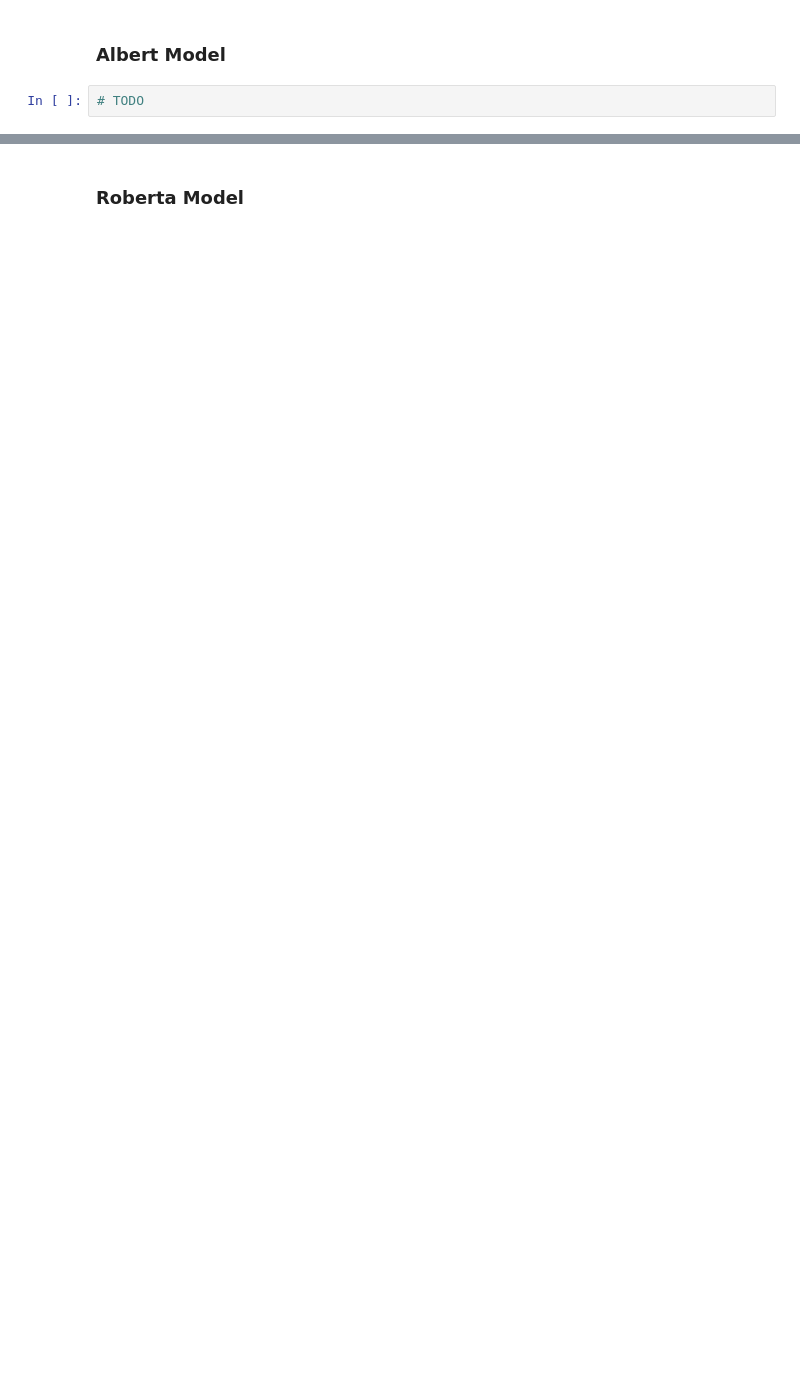
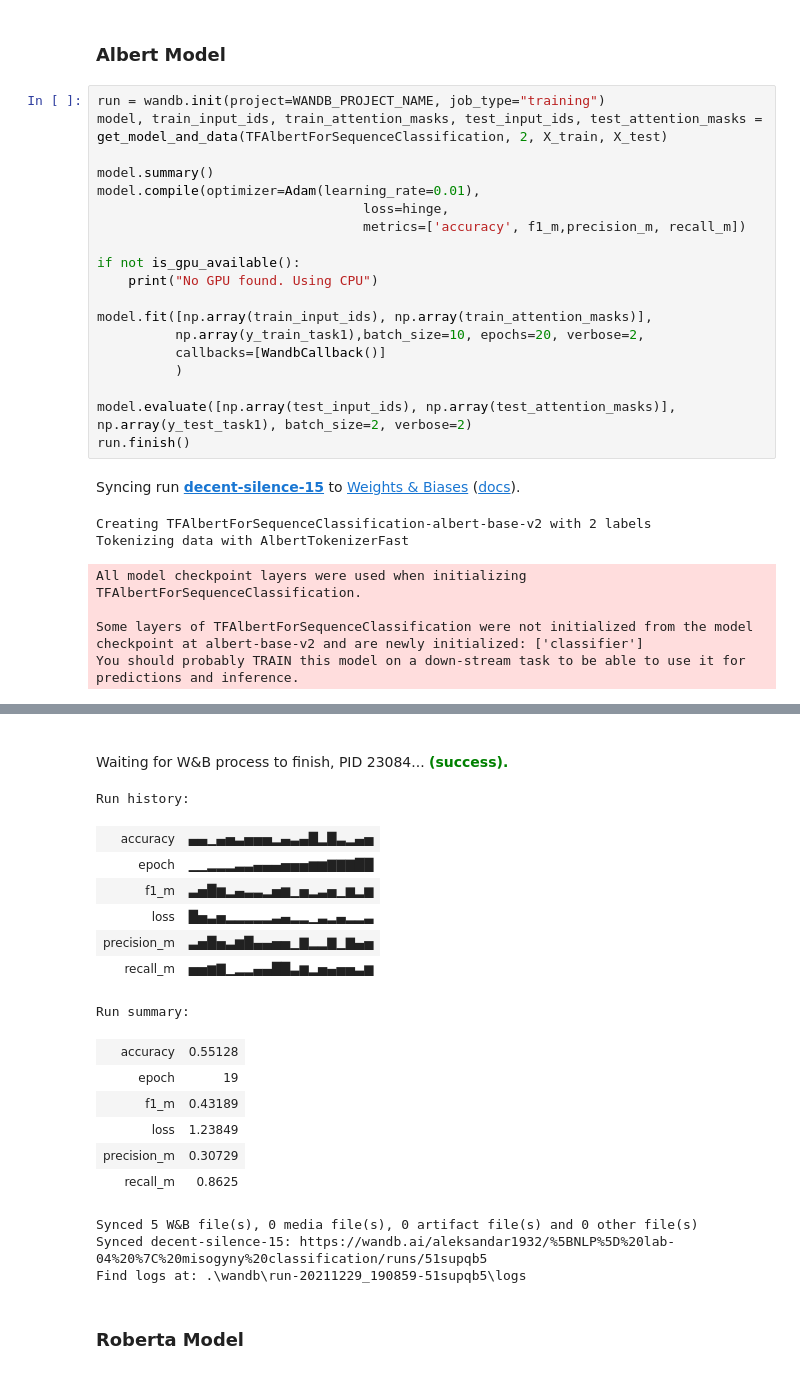
Before and after one commit to Aleksandar1932/NLP_2021, a Jupyter notebook: Laboratory Exercises/4/Misogeny Classification.ipynb, the cells around one changed output, grey strips where cells are left out. Drawn from its saved outputs; the diff is of its cells as text; blank space fills up the shorter version.

```diff
--- a/Laboratory Exercises/4/Misogeny Classification.ipynb
+++ b/Laboratory Exercises/4/Misogeny Classification.ipynb
@@ -94,4 +151,29 @@ run.finish()
 # %% [markdown]
 ### Albert Model
-# %%
-# TODO
+# %%
+run = wandb.init(project=WANDB_PROJECT_NAME, job_type="training")
+model, train_input_ids, train_attention_masks, test_input_ids, test_attention_masks = get_model_and_data(TFAlbertForSequenceClassification, 2, X_train, X_test)
+
+model.summary()
+model.compile(optimizer=Adam(learning_rate=0.01),
+                                  loss=hinge,
+                                  metrics=['accuracy', f1_m,precision_m, recall_m])
+
+if not is_gpu_available():
+    print("No GPU found. Using CPU")
+
+model.fit([np.array(train_input_ids), np.array(train_attention_masks)],
+          np.array(y_train_task1),batch_size=10, epochs=20, verbose=2,
+          callbacks=[WandbCallback()]
+          )
+
+model.evaluate([np.array(test_input_ids), np.array(test_attention_masks)], np.array(y_test_task1), batch_size=2, verbose=2)
+run.finish()
+# %% [output]
+Syncing run decent-silence-15 to Weights & Biases (docs).
+Creating TFAlbertForSequenceClassification-albert-base-v2 with 2 labels
+Tokenizing data with AlbertTokenizerFast
+All model checkpoint layers were used when initializing TFAlbertForSequenceClassification.
+
+Some layers of TFAlbertForSequenceClassification were not initialized from the model checkpoint at albert-base-v2 and are newly initialized: ['classifier']
+You should probably TRAIN this model on a down-stream task to be able to use it for predictions and inference.
@@ -98,2 +197,20 @@ run.finish()
+Waiting for W&B process to finish, PID 23084... (success).
+Run history:
+| accuracy | ▄▄▁▄▅▃▅▅▅▂▄▃▄█▂█▃▂▄▅ |
+| epoch | ▁▁▂▂▂▃▃▄▄▄▅▅▅▆▆▇▇▇██ |
+| f1_m | ▃▅█▆▂▄▃▃▂▅▆▁▅▂▃▅▁▆▂▆ |
+| loss | █▅▃▅▂▂▂▂▂▃▄▂▂▁▃▂▄▂▂▃ |
+| precision_m | ▃▅█▅▃▆█▄▄▅▅▁▇▂▂▇▁▇▄▅ |
+| recall_m | ▅▅▆▇▁▂▂▄▄██▃▆▂▅▄▅▅▃▆ |
+Run summary:
+| accuracy | 0.55128 |
+| epoch | 19 |
+| f1_m | 0.43189 |
+| loss | 1.23849 |
+| precision_m | 0.30729 |
+| recall_m | 0.8625 |
+Synced 5 W&B file(s), 0 media file(s), 0 artifact file(s) and 0 other file(s)
+Synced decent-silence-15: https://wandb.ai/aleksandar1932/%5BNLP%5D%20lab-04%20%7C%20misogyny%20classification/runs/51supqb5
+Find logs at: .\wandb\run-20211229_190859-51supqb5\logs
 # %% [markdown]
 ### Roberta Model
```
Also changed, not shown: parts of 13 cells of this notebook, 1 other file.
